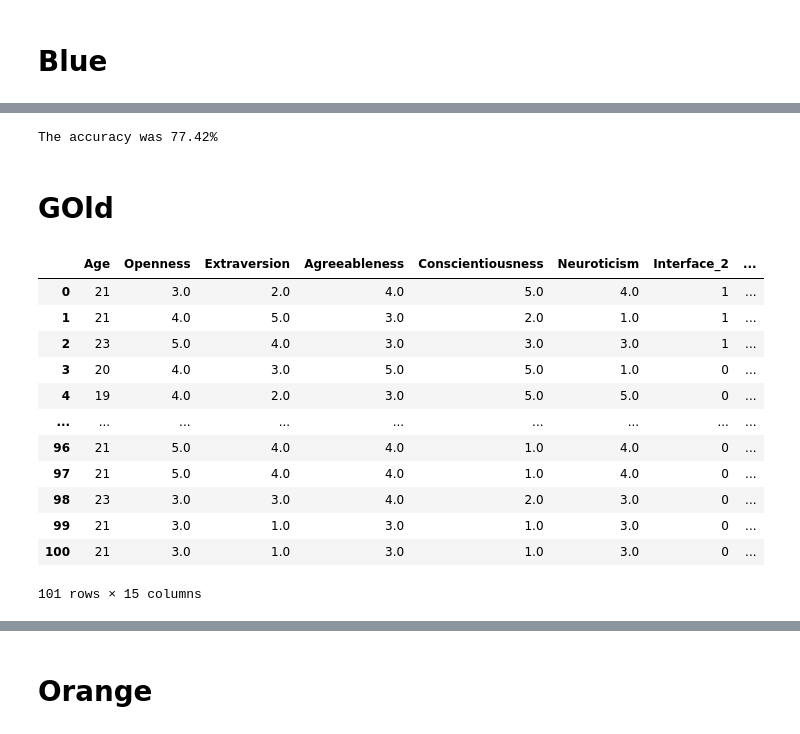
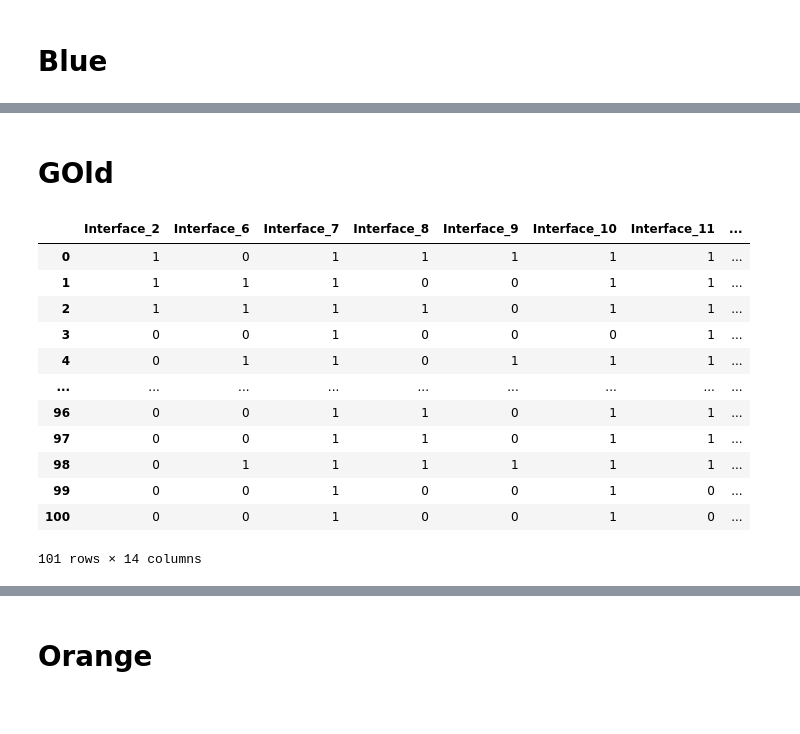
Before and after one commit to Mariamali2001/Bachelor_Project, a Jupyter notebook: Analysis.ipynb, the cells around one changed output, grey strips where cells are left out. Saved outputs shown, nothing was run; the diff lists cells and outputs as text; code cells hidden in the pictures.

```diff
--- a/Analysis.ipynb
+++ b/Analysis.ipynb
@@ -314,0 +244,2 @@ Data=data
+# %%
+selected_interfaces['Test_Score']=data_1.iloc[:,-1]
@@ -315,8 +252,16 @@ Data=data
+# %%
+Interfaces=selected_interfaces
 # %%
-Data['Interface_2'] = data['Interface_2'].apply(lambda x: 1 if x >= 6 else 0)
-Data['Interface_6'] = data['Interface_6'].apply(lambda x: 1 if x >= 6 else 0)
-Data['Interface_8'] = data['Interface_8'].apply(lambda x: 1 if x >= 6 else 0)
-Data['Interface_9'] = data['Interface_9'].apply(lambda x: 1 if x >= 6 else 0)
-Data['Interface_12'] = data['Interface_12'].apply(lambda x: 1 if x >= 6 else 0)
-Data['Interface_14'] = data['Interface_14'].apply(lambda x: 1 if x >= 6 else 0)
-Data['Extra_interface_1'] = data['Extra_interface_1'].apply(lambda x: 1 if x >= 6 else 0)
+Interfaces['Interface_2'] = selected_interfaces['Interface_2'].apply(lambda x: 1 if x >= 6 else 0)
+Interfaces['Interface_6'] = selected_interfaces['Interface_6'].apply(lambda x: 1 if x >= 6 else 0)
+Interfaces['Interface_8'] = selected_interfaces['Interface_8'].apply(lambda x: 1 if x >= 6 else 0)
+Interfaces['Interface_9'] = selected_interfaces['Interface_9'].apply(lambda x: 1 if x >= 6 else 0)
+Interfaces['Interface_12'] = selected_interfaces['Interface_12'].apply(lambda x: 1 if x >= 6 else 0)
+Interfaces['Interface_14'] = selected_interfaces['Interface_14'].apply(lambda x: 1 if x >= 6 else 0)
+Interfaces['Interface_18'] = selected_interfaces['Interface_18'].apply(lambda x: 1 if x >= 6 else 0)
+Interfaces['Interface_7'] = selected_interfaces['Interface_7'].apply(lambda x: 1 if x >= 6 else 0)
+Interfaces['Interface_10'] = selected_interfaces['Interface_10'].apply(lambda x: 1 if x >= 6 else 0)
+Interfaces['Interface_11'] = selected_interfaces['Interface_11'].apply(lambda x: 1 if x >= 6 else 0)
+Interfaces['Interface_13'] = selected_interfaces['Interface_13'].apply(lambda x: 1 if x >= 6 else 0)
+Interfaces['Interface_16'] = selected_interfaces['Interface_16'].apply(lambda x: 1 if x >= 6 else 0)
+Interfaces['Interface_17'] = selected_interfaces['Interface_17'].apply(lambda x: 1 if x >= 6 else 0)
@@ -474,3 +372,2 @@ array(['Green', 'Blue', 'Gold', 'Orange'], dtype=object)
 # %%
-dummy_df = pd.get_dummies(Green_data, columns=['Test_Score'])
-dummy_df
+dummy_df = pd.get_dummies(Interfaces, columns=['Test_Score'])
@@ -737,32 +531,22 @@ print (accuracy_score(y_test, y_pred_gb)*100)
-# %%
-from sklearn.naive_bayes import MultinomialNB
-model = MultinomialNB()
-
-model.fit(x_train, y_train)
-predictions = model.predict(x_test)
-accuracy = accuracy_score(y_test, predictions) * 100
-print("The accuracy was %.2f%%" % accuracy)
-# %% [output]
-The accuracy was 77.42%
 # %% [markdown]
 # GOld
 # %%
 Gold_data= dummy_df
 # %%
-Gold_data = Gold_data.drop(["Interface_7","Interface_11","Extra_interface_1","Interface_12","Interface_14","Test_Score_Blue","Test_Score_Green","Test_Score_Orange"],axis=1)
+Gold_data = Gold_data.drop(["Test_Score_Blue","Test_Score_Green","Test_Score_Orange"],axis=1)
 Gold_data
 # %% [output]
-|  | Age | Openness | Extraversion | Agreeableness | Conscientiousness | Neuroticism | Interface_2 | ... |
-| 0 | 21 | 3.0 | 2.0 | 4.0 | 5.0 | 4.0 | 1 | ... |
-| 1 | 21 | 4.0 | 5.0 | 3.0 | 2.0 | 1.0 | 1 | ... |
-| 2 | 23 | 5.0 | 4.0 | 3.0 | 3.0 | 3.0 | 1 | ... |
-| 3 | 20 | 4.0 | 3.0 | 5.0 | 5.0 | 1.0 | 0 | ... |
-| 4 | 19 | 4.0 | 2.0 | 3.0 | 5.0 | 5.0 | 0 | ... |
+|  | Interface_2 | Interface_6 | Interface_7 | Interface_8 | Interface_9 | Interface_10 | Interface_11 | ... |
+| 0 | 1 | 0 | 1 | 1 | 1 | 1 | 1 | ... |
+| 1 | 1 | 1 | 1 | 0 | 0 | 1 | 1 | ... |
+| 2 | 1 | 1 | 1 | 1 | 0 | 1 | 1 | ... |
+| 3 | 0 | 0 | 1 | 0 | 0 | 0 | 1 | ... |
+| 4 | 0 | 1 | 1 | 0 | 1 | 1 | 1 | ... |
 | ... | ... | ... | ... | ... | ... | ... | ... | ... |
-| 96 | 21 | 5.0 | 4.0 | 4.0 | 1.0 | 4.0 | 0 | ... |
-| 97 | 21 | 5.0 | 4.0 | 4.0 | 1.0 | 4.0 | 0 | ... |
-| 98 | 23 | 3.0 | 3.0 | 4.0 | 2.0 | 3.0 | 0 | ... |
-| 99 | 21 | 3.0 | 1.0 | 3.0 | 1.0 | 3.0 | 0 | ... |
-| 100 | 21 | 3.0 | 1.0 | 3.0 | 1.0 | 3.0 | 0 | ... |
+| 96 | 0 | 0 | 1 | 1 | 0 | 1 | 1 | ... |
+| 97 | 0 | 0 | 1 | 1 | 0 | 1 | 1 | ... |
+| 98 | 0 | 1 | 1 | 1 | 1 | 1 | 1 | ... |
+| 99 | 0 | 0 | 1 | 0 | 0 | 1 | 0 | ... |
+| 100 | 0 | 0 | 1 | 0 | 0 | 1 | 0 | ... |
-101 rows × 15 columns
+101 rows × 14 columns
 # %%
```
Also changed, not shown: parts of 161 cells of this notebook, 4 other files.
